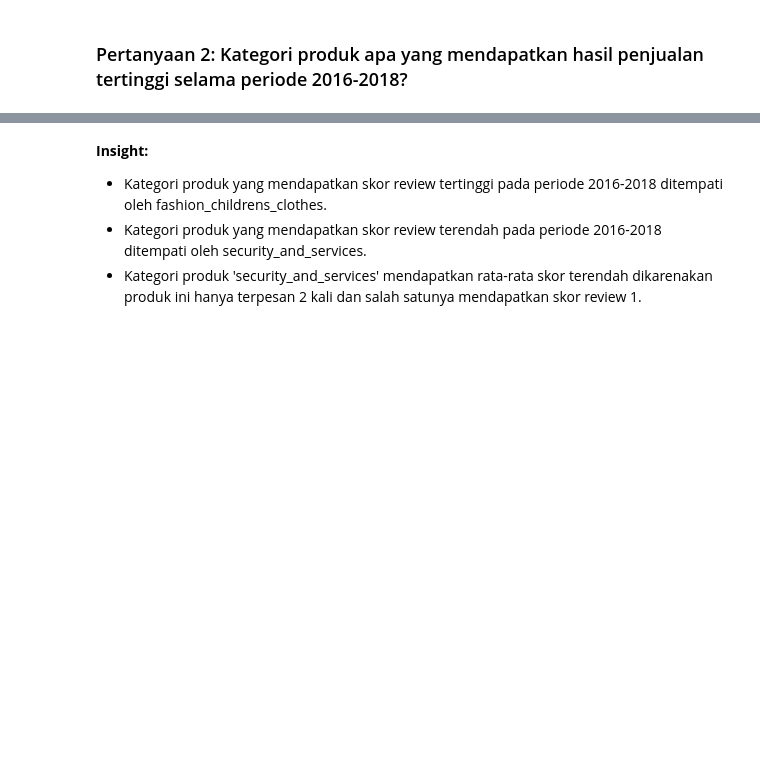
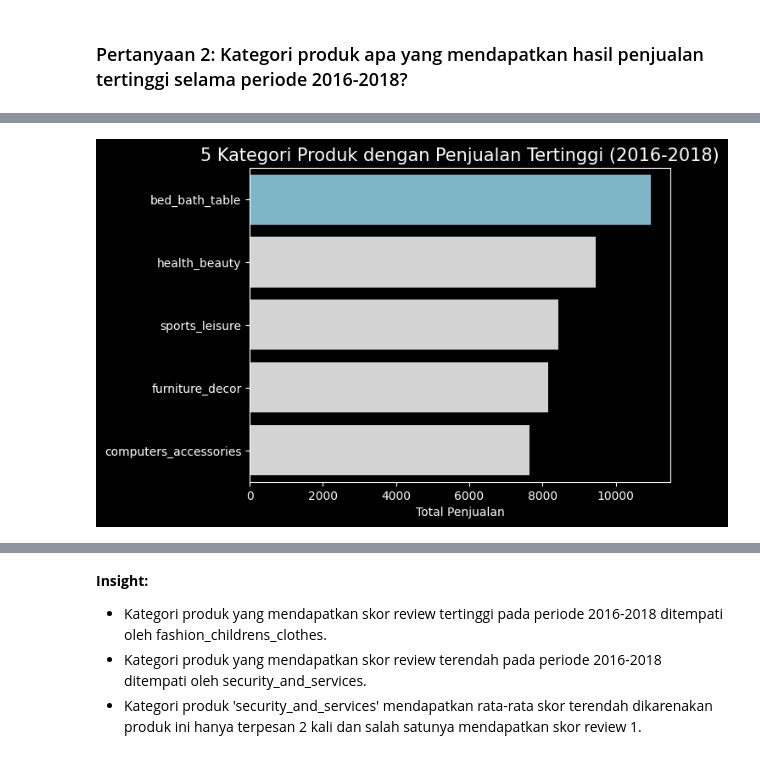
Before and after one commit to f2rra/dicoding, a Jupyter notebook: belajar-analisis-data-dengan-python/Proyek_Analisis_Data.ipynb, the cells around one changed output, grey strips where cells are left out. Drawn from its saved outputs; the diff is of its cells as text; code cells hidden in the pictures; blank space fills up the shorter version.

```diff
--- a/belajar-analisis-data-dengan-python/Proyek_Analisis_Data.ipynb
+++ b/belajar-analisis-data-dengan-python/Proyek_Analisis_Data.ipynb
@@ -1360,0 +1477,2 @@ order_products_df
+# %%
+order_products_df.dropna(inplace=True)
@@ -1446,3 +1726,3 @@ orders_products.dropna(inplace=True)
 # %%
-orders_products_counts = orders_products.product_category_name.value_counts().reset_index()
-orders_products_counts.head()
+products_counts = order_products_df.product_category_name.value_counts().reset_index()
+products_counts.head()
@@ -1449,15 +1736,17 @@ orders_products_counts.head()
 # %%
 colors = ["#72BCD4", "#D3D3D3", "#D3D3D3", "#D3D3D3", "#D3D3D3"]
 
 sns.barplot(
     x="count",
     y="product_category_name",
-    data=orders_products_counts.head(),
+    data=products_counts.head(),
     hue="product_category_name",
     palette=colors,
     legend=False
 )
 plt.title("5 Kategori Produk dengan Penjualan Tertinggi (2016-2018)", loc="center", fontsize=15)
 plt.ylabel(None)
 plt.xlabel('Total Penjualan')
 plt.show()
+# %% [output]
+[figure, added]
```
Also changed, not shown: parts of 57 cells of this notebook.
